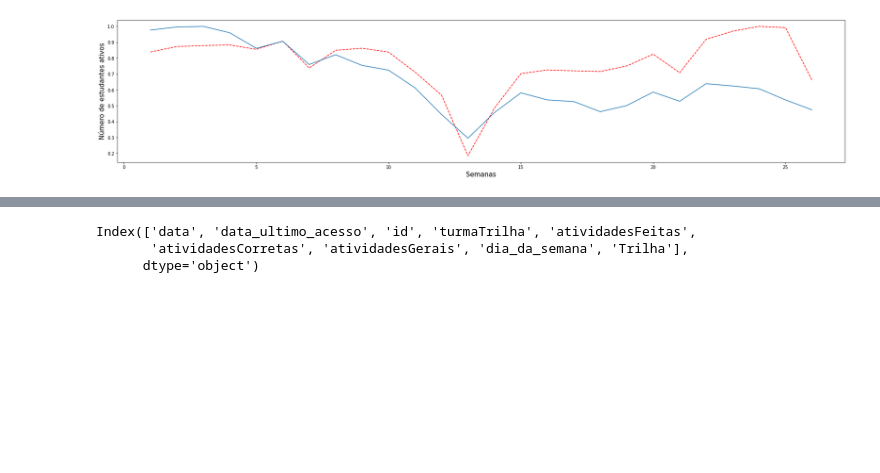
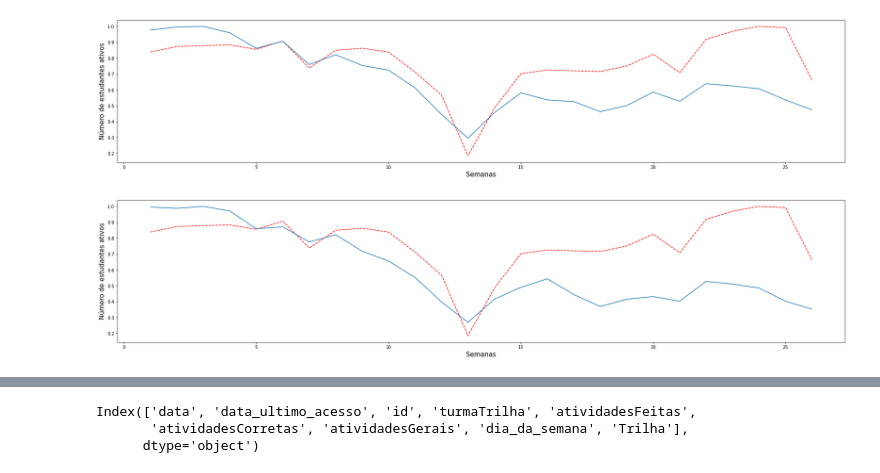
Before and after one commit to marcelopaludetto/aulao-datascience, a Jupyter notebook: aulaoDataScience_atualizado.ipynb, the cells around one changed output, grey strips where cells are left out. Cells and saved outputs as stored; diff of their text form; code cells hidden in the pictures; blank space fills up the shorter version.

```diff
--- a/aulaoDataScience_atualizado.ipynb
+++ b/aulaoDataScience_atualizado.ipynb
@@ -456,3 +501,13 @@ plt.ylabel('Número de estudantes ativos', fontsize = 15)
 plt.show()
 # %% [output]
 [figure]
+# %%
+t = list(range(1,27))
+plt.figure(figsize=(30,6))
+plt.plot(t,grafico/max(grafico),'r--',t, alunosDataScience/max(alunosDataScience))
+plt.xlabel('Semanas', fontsize=15)
+plt.ylabel('Número de estudantes ativos', fontsize = 15)
+
+plt.show()
+# %% [output]
+[figure, added]
```
Also changed, not shown: parts of 10 cells of this notebook.
